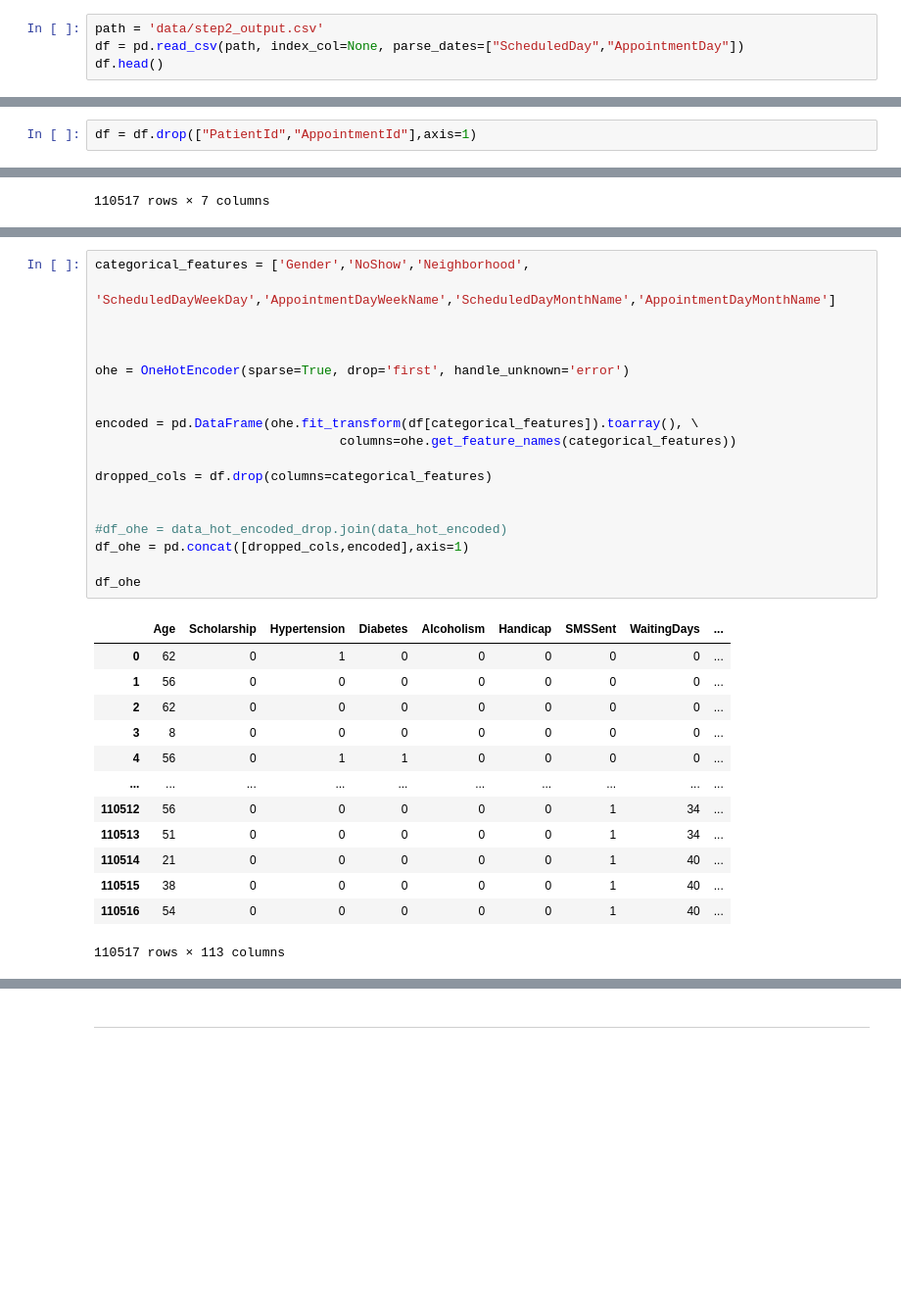
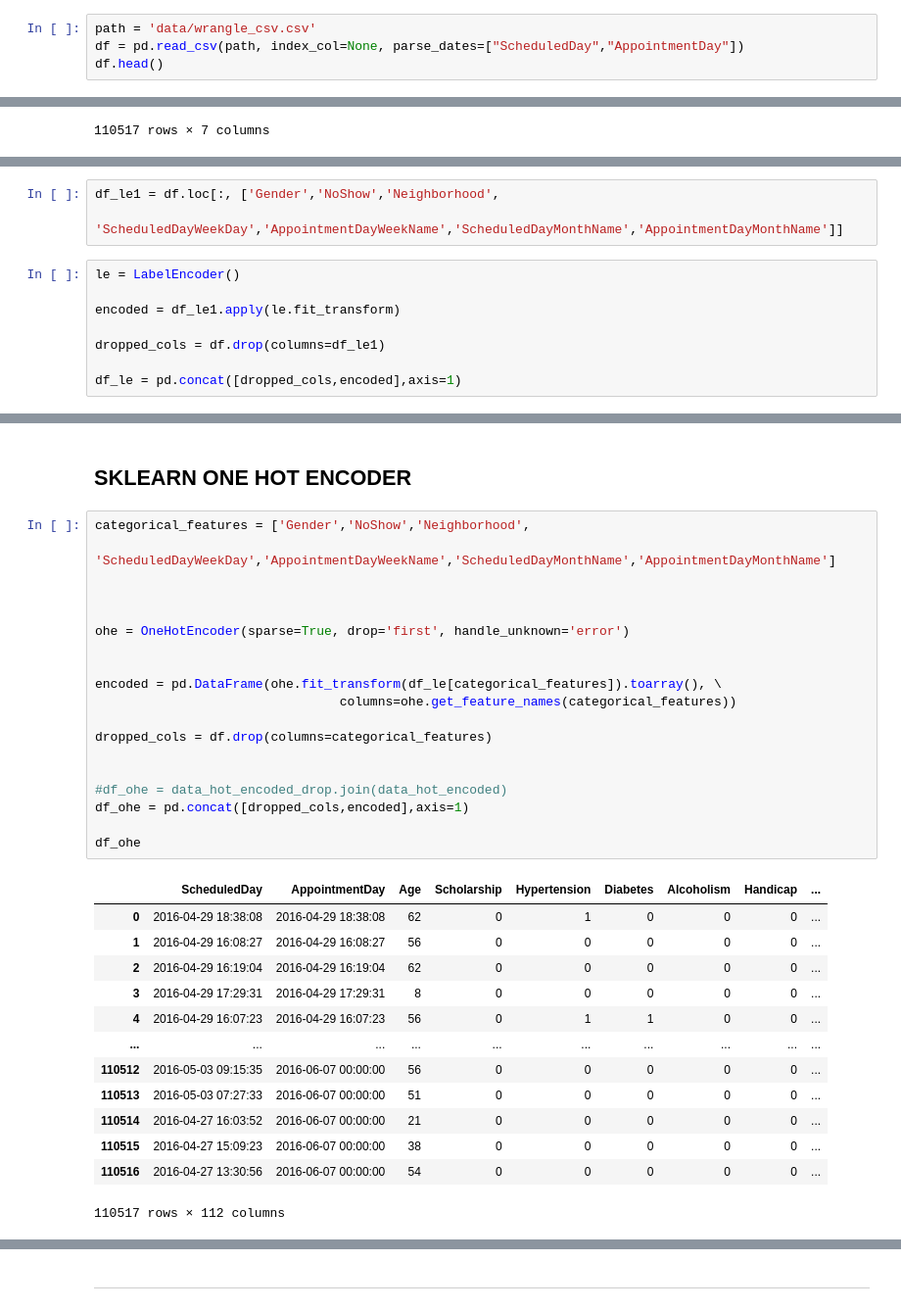
Before and after one commit to asaadkhattab/MedicalAppointmentNoShowsCapstone, a Jupyter notebook: 4_Preprocessing.ipynb, the cells around one changed output, grey strips where cells are left out. Shown at 98% size. Cells and saved outputs as stored; diff of their text form; blank space fills up the shorter version.

```diff
--- a/4_Preprocessing.ipynb
+++ b/4_Preprocessing.ipynb
@@ -30,5 +32,5 @@ from sklearn.preprocessing import LabelEncoder
 # %%
-path = 'data/step2_output.csv'
+path = 'data/wrangle_csv.csv'
 df = pd.read_csv(path, index_col=None, parse_dates=["ScheduledDay","AppointmentDay"])
 df.head()
 # %% [output]
@@ -42,2 +42,0 @@ df.head()
-# %%
-df = df.drop(["PatientId","AppointmentId"],axis=1)
@@ -92,0 +104,11 @@ df.select_dtypes(include=[object])
+# %%
+df_le1 = df.loc[:, ['Gender','NoShow','Neighborhood',
+                       'ScheduledDayWeekDay','AppointmentDayWeekName','ScheduledDayMonthName','AppointmentDayMonthName']]
+# %%
+le = LabelEncoder()
+
+encoded = df_le1.apply(le.fit_transform)
+
+dropped_cols = df.drop(columns=df_le1)
+
+df_le = pd.concat([dropped_cols,encoded],axis=1)
@@ -93,33 +124,35 @@ df.select_dtypes(include=[object])
+# %% [markdown]
+## SKLEARN ONE HOT ENCODER
 # %%
 categorical_features = ['Gender','NoShow','Neighborhood',
                        'ScheduledDayWeekDay','AppointmentDayWeekName','ScheduledDayMonthName','AppointmentDayMonthName']
 
 
 
 ohe = OneHotEncoder(sparse=True, drop='first', handle_unknown='error')
 
 
-encoded = pd.DataFrame(ohe.fit_transform(df[categorical_features]).toarray(), \
+encoded = pd.DataFrame(ohe.fit_transform(df_le[categorical_features]).toarray(), \
                                 columns=ohe.get_feature_names(categorical_features))
 
 dropped_cols = df.drop(columns=categorical_features)
 
 
 #df_ohe = data_hot_encoded_drop.join(data_hot_encoded)
 df_ohe = pd.concat([dropped_cols,encoded],axis=1)
 
 df_ohe
 # %% [output]
-|  | Age | Scholarship | Hypertension | Diabetes | Alcoholism | Handicap | SMSSent | WaitingDays | ... |
-| 0 | 62 | 0 | 1 | 0 | 0 | 0 | 0 | 0 | ... |
-| 1 | 56 | 0 | 0 | 0 | 0 | 0 | 0 | 0 | ... |
-| 2 | 62 | 0 | 0 | 0 | 0 | 0 | 0 | 0 | ... |
-| 3 | 8 | 0 | 0 | 0 | 0 | 0 | 0 | 0 | ... |
-| 4 | 56 | 0 | 1 | 1 | 0 | 0 | 0 | 0 | ... |
+|  | ScheduledDay | AppointmentDay | Age | Scholarship | Hypertension | Diabetes | Alcoholism | Handicap | ... |
+| 0 | 2016-04-29 18:38:08 | 2016-04-29 18:38:08 | 62 | 0 | 1 | 0 | 0 | 0 | ... |
+| 1 | 2016-04-29 16:08:27 | 2016-04-29 16:08:27 | 56 | 0 | 0 | 0 | 0 | 0 | ... |
+| 2 | 2016-04-29 16:19:04 | 2016-04-29 16:19:04 | 62 | 0 | 0 | 0 | 0 | 0 | ... |
+| 3 | 2016-04-29 17:29:31 | 2016-04-29 17:29:31 | 8 | 0 | 0 | 0 | 0 | 0 | ... |
+| 4 | 2016-04-29 16:07:23 | 2016-04-29 16:07:23 | 56 | 0 | 1 | 1 | 0 | 0 | ... |
 | ... | ... | ... | ... | ... | ... | ... | ... | ... | ... |
-| 110512 | 56 | 0 | 0 | 0 | 0 | 0 | 1 | 34 | ... |
-| 110513 | 51 | 0 | 0 | 0 | 0 | 0 | 1 | 34 | ... |
-| 110514 | 21 | 0 | 0 | 0 | 0 | 0 | 1 | 40 | ... |
-| 110515 | 38 | 0 | 0 | 0 | 0 | 0 | 1 | 40 | ... |
-| 110516 | 54 | 0 | 0 | 0 | 0 | 0 | 1 | 40 | ... |
+| 110512 | 2016-05-03 09:15:35 | 2016-06-07 00:00:00 | 56 | 0 | 0 | 0 | 0 | 0 | ... |
+| 110513 | 2016-05-03 07:27:33 | 2016-06-07 00:00:00 | 51 | 0 | 0 | 0 | 0 | 0 | ... |
+| 110514 | 2016-04-27 16:03:52 | 2016-06-07 00:00:00 | 21 | 0 | 0 | 0 | 0 | 0 | ... |
+| 110515 | 2016-04-27 15:09:23 | 2016-06-07 00:00:00 | 38 | 0 | 0 | 0 | 0 | 0 | ... |
+| 110516 | 2016-04-27 13:30:56 | 2016-06-07 00:00:00 | 54 | 0 | 0 | 0 | 0 | 0 | ... |
-110517 rows × 113 columns
+110517 rows × 112 columns
```
Also changed, not shown: parts of 9 cells of this notebook, 15 other files.
